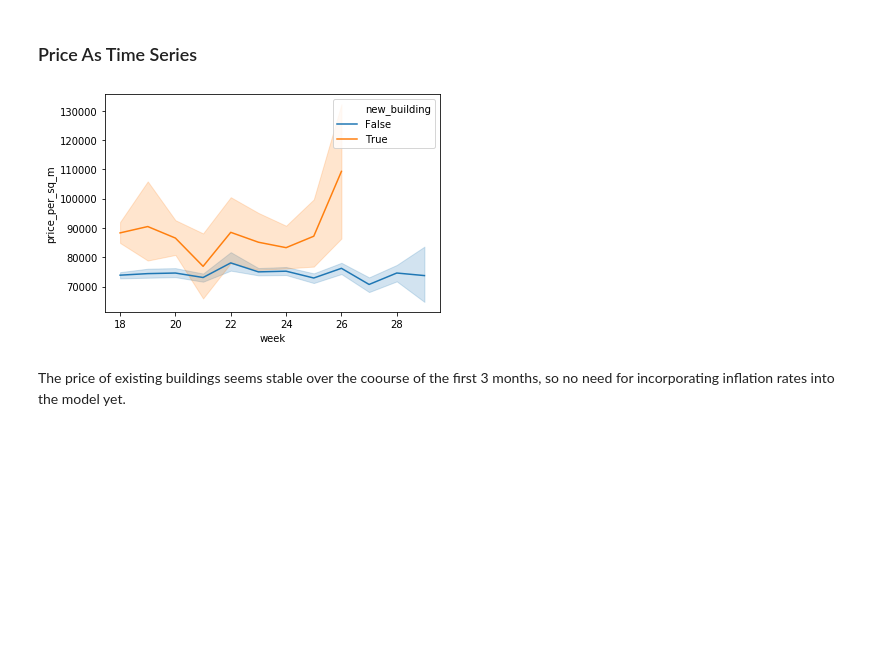
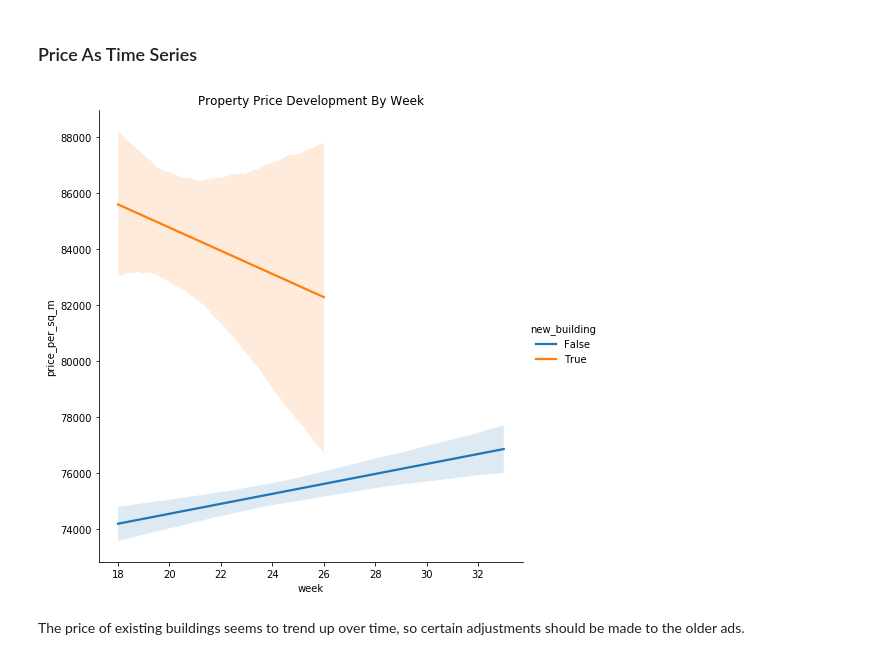
Before and after one commit to rossrco/model_house_price, a Jupyter notebook: eda.ipynb, the cells around one changed output. Cells and saved outputs as stored; diff of their text form; code cells hidden in the pictures; blank space fills up the shorter version.

```diff
--- a/eda.ipynb
+++ b/eda.ipynb
@@ -41,5 +41,5 @@ memory usage: 1.1+ MB
 # %%
-data['log_price_per_sq_m'] = np.log1p(data.price_per_sq_m)
+data['log_price_per_sq_m'] = np.log10(data.price_per_sq_m)
 data['n_ads_in_post_code'] = data.groupby('post_code').address.transform(np.count_nonzero)
 data['abs_zscore'] = np.abs(stats.zscore(data.price_per_sq_m))
 data['outlier_price'] = [True if zscore >= 3 else False for zscore in data.abs_zscore]
@@ -75,9 +81,14 @@ There are 63 outliers which constitutes 1% of the dataset.
 # %% [markdown]
 ### Price As Time Series
 # %%
-sns.lineplot(x='week', y='price_per_sq_m', hue='new_building', data=data)
+sns.lmplot(x='week',
+           y='price_per_sq_m',
+           hue='new_building',
+           data=data[data.outlier_price==False],
+           scatter=False, size=7)
+plt.title('Property Price Development By Week')
 plt.show()
 # %% [output]
-[figure, old version]
+[figure, new version]
-# %% [markdown]
-The price of existing buildings seems stable over the coourse of the first 3 months, so no need for incorporating inflation rates into the model yet.
+# %% [markdown]
+The price of existing buildings seems to trend up over time, so certain adjustments should be made to the older ads.
```
Also changed, not shown: parts of 5 cells of this notebook, 2 other files.
